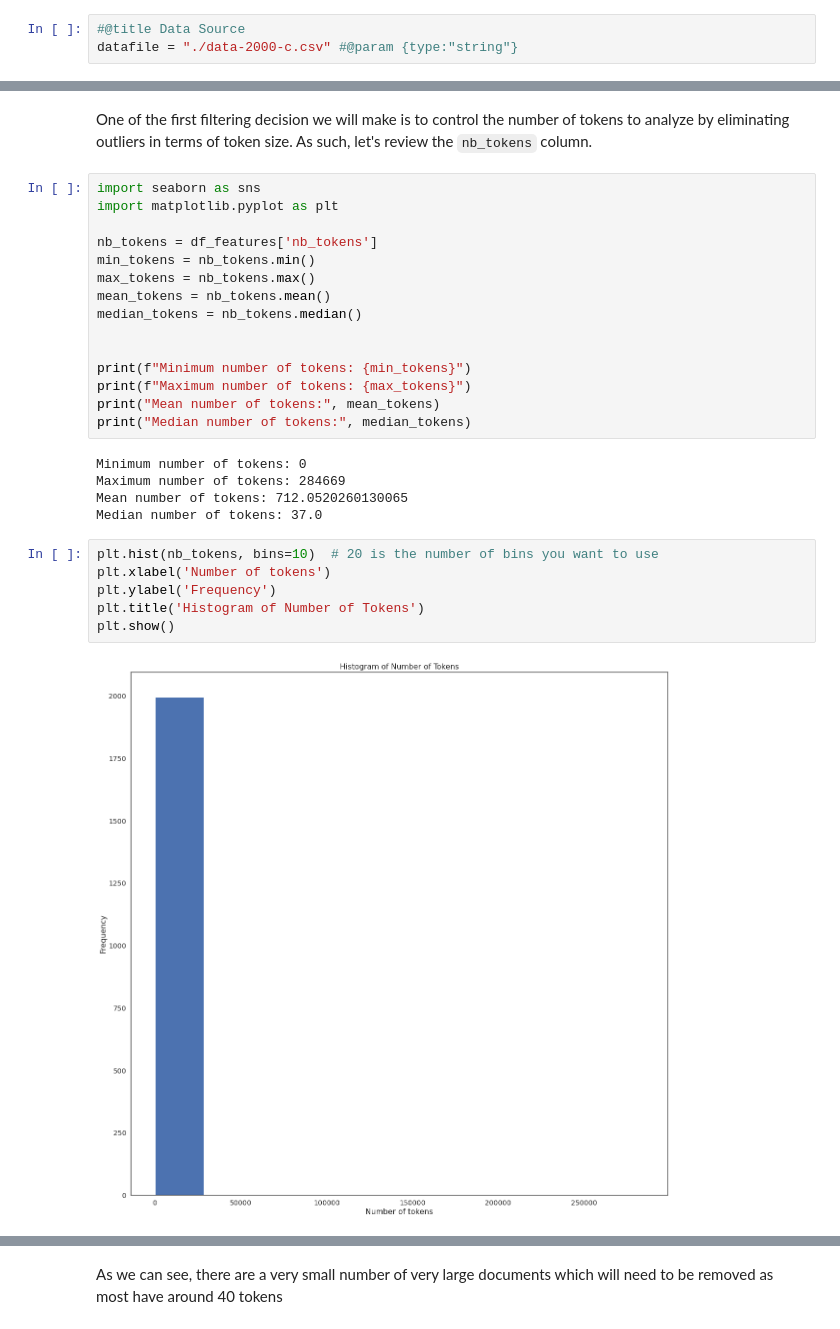
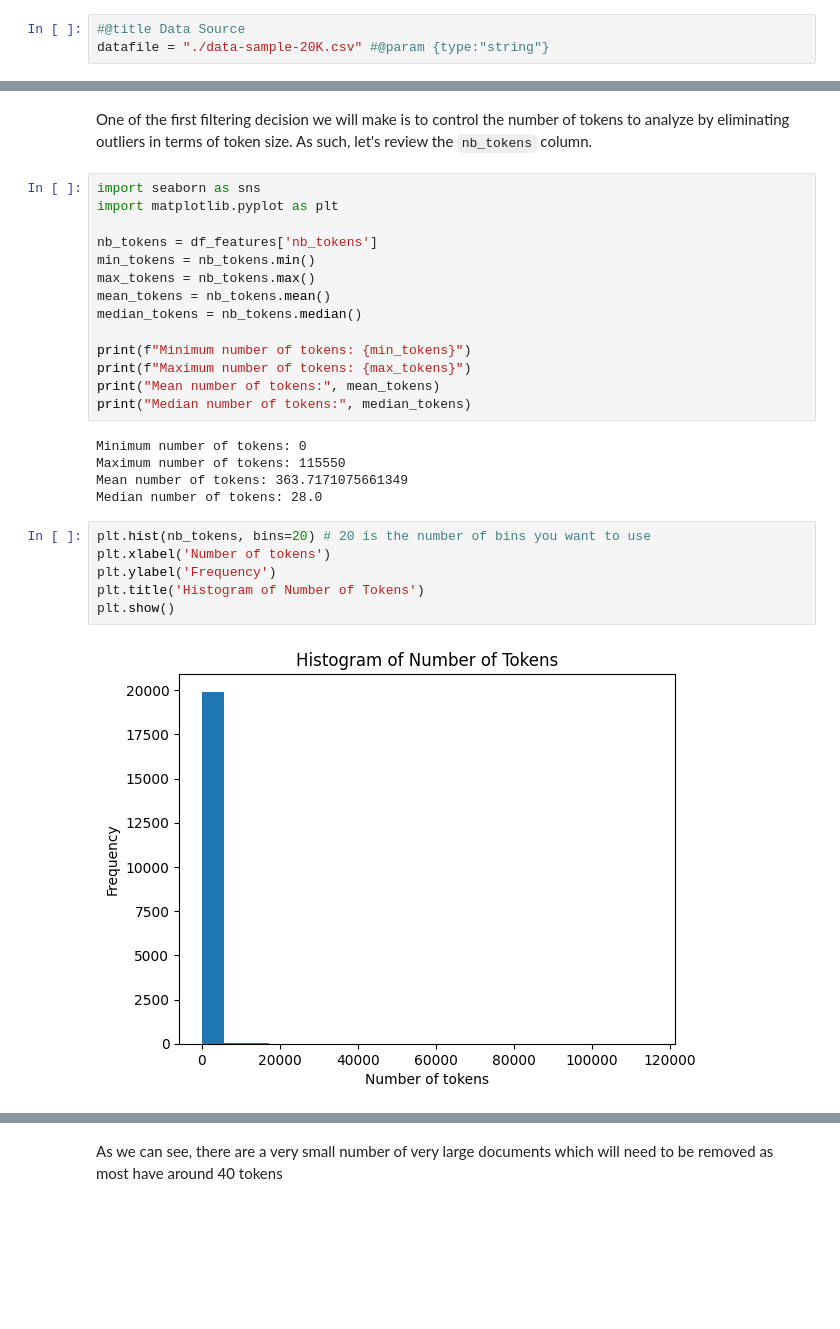
Before and after one commit to DeepCodeSec/ml1000-p3, a Jupyter notebook: notebooks/group_1_project.ipynb, the cells around one changed output, grey strips where cells are left out. Cells and saved outputs as stored; diff of their text form; blank space fills up the shorter version.

Commit message:
Added changes to run notebook with an increase in samples to 20000

```diff
--- a/notebooks/group_1_project.ipynb
+++ b/notebooks/group_1_project.ipynb
@@ -103,6 +103,6 @@ For the purpose of demonstration, a sample of 2000 rows is used to generate an i
 # %%
 #@title Data Source
-datafile = "./data-2000-c.csv" #@param {type:"string"}
+datafile = "./data-sample-20K.csv" #@param {type:"string"}
 # %%
 import pandas as pd
 
@@ -158,24 +176,23 @@ max_tokens = nb_tokens.max()
 mean_tokens = nb_tokens.mean()
 median_tokens = nb_tokens.median()
 
-
 print(f"Minimum number of tokens: {min_tokens}")
 print(f"Maximum number of tokens: {max_tokens}")
 print("Mean number of tokens:", mean_tokens)
 print("Median number of tokens:", median_tokens)
 # %% [output]
 Minimum number of tokens: 0
-Maximum number of tokens: 284669
-Mean number of tokens: 712.0520260130065
-Median number of tokens: 37.0
+Maximum number of tokens: 115550
+Mean number of tokens: 363.7171075661349
+Median number of tokens: 28.0
 # %%
-plt.hist(nb_tokens, bins=10)  # 20 is the number of bins you want to use
+plt.hist(nb_tokens, bins=20) # 20 is the number of bins you want to use
 plt.xlabel('Number of tokens')
 plt.ylabel('Frequency')
 plt.title('Histogram of Number of Tokens')
 plt.show()
 # %% [output]
-[figure, old version]
+[figure, new version]
 # %%
 plt.figure()
 sns.boxplot(df_features['nb_tokens'])
```
Also changed, not shown: parts of 29 cells of this notebook.
